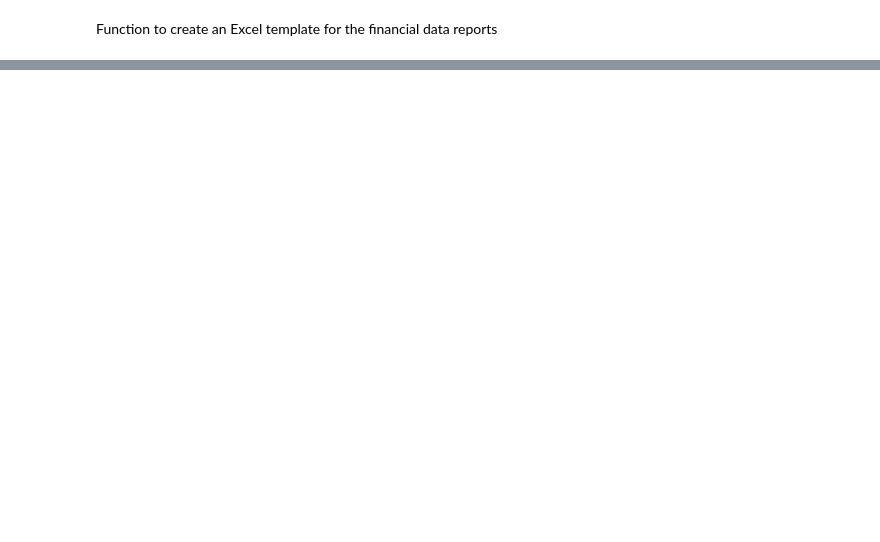
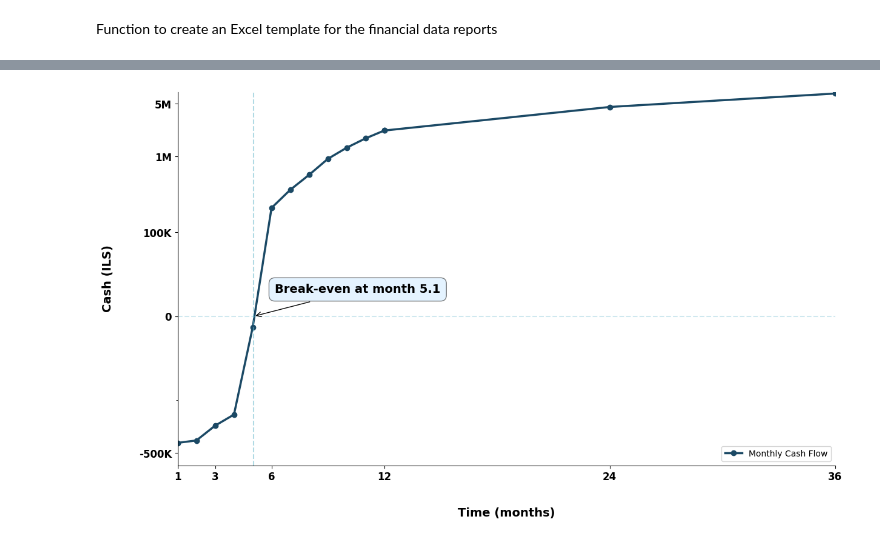
Before and after one commit to TalLevi7/SafeJourney_data_visualization, a Jupyter notebook: main.ipynb, the cells around one changed output, grey strips where cells are left out. Saved outputs shown, nothing was run; the diff lists cells and outputs as text; code cells hidden in the pictures; blank space fills up the shorter version.

```diff
--- a/main.ipynb
+++ b/main.ipynb
@@ -128,0 +207,68 @@ def create_financial_template(output_file='financial_template.xlsx'):
+# %%
+import numpy as np
+
+# Create figure
+plt.figure(figsize=(14, 8))
+
+# Plot main data
+plt.plot(months, CF_ending_cash, marker='o', linestyle='-', linewidth=2.5, markersize=6, color='#1B4965', label="Monthly Cash Flow" )
+
+# Find zero crossing point
+for i in range(len(CF_ending_cash)-1):
+    if (CF_ending_cash[i] < 0 and CF_ending_cash[i+1] > 0) or (CF_ending_cash[i] > 0 and CF_ending_cash[i+1] < 0):
+        # Interpolate to find exact crossing point
+        x_cross = months[i] + (months[i+1] - months[i]) * (-CF_ending_cash[i])/(CF_ending_cash[i+1]-CF_ending_cash[i])
+
+        # Add vertical line and annotation
+        plt.axvline(x=x_cross, color='#62B6CB', linestyle='--', alpha=0.5)
+        plt.annotate(f'Break-even at month {x_cross:.1f}',
+                    xy=(x_cross, 0),
+                    fontsize = 14, fontweight='bold',
+                    xytext=(25, 25), textcoords='offset points',
+                    ha='left', va='bottom',
+                    bbox=dict(boxstyle='round,pad=0.5', fc='#CAE9FF', alpha=0.5),
+                    arrowprops=dict(arrowstyle='->', connectionstyle='arc3,rad=0'))
+
+# Labels and Title
+plt.xlabel("Time (months)", fontsize=14, fontweight='bold', labelpad=30)
+plt.ylabel("Cash (ILS)", fontsize=14, fontweight='bold', labelpad=30)
+# plt.title("Cash Flow Statement")
+plt.xlim(1, 36)
+
+# Option 1: Use a symmetric log scale (good for data crossing zero)
+plt.yscale('symlog', linthresh=100000)  # Linear scaling between -100k and 100k, log scaling beyond
+
+# Add more ticks with focused range
+plt.yticks(
+    [-500_000, 0, 100_000, 1_000_000, 5_000_000],
+    ["-500K", "0", "100K", "1M", "5M"]
+)
+
+plt.xticks(
+    [1, 3, 6, 12, 24, 36],  # Scale levels
+    ["1", "3", "6", "12", "24", "36"]  # Labels
+)
+
+# Add horizontal line at y=0
+plt.axhline(y=0, color='#62B6CB', linestyle='--', alpha=0.3)
+
+ax = plt.gca()  # Get the current axis
+ax.spines["top"].set_visible(False)   # Hide the top border
+ax.spines["right"].set_visible(False)  # Hide the left border
+
+plt.xticks(fontsize=12, fontweight = 'bold')  # Increase size of X-axis tick labels
+plt.yticks(fontsize=12, fontweight = 'bold')  # Increase size of Y-axis tick labels
+# Show legend
+plt.legend()
+
+# Show grid with minor lines for better readability
+plt.grid(True, which='both', linestyle='--', alpha=0.0)
+
+
+# Save with transparent background
+plt.savefig('cash_flow_analysis.png', transparent=True, dpi=300, bbox_inches='tight')
+
+# Display the graph
+plt.show()
+# %% [output]
+[figure, added]
```
Also changed, not shown: parts of 2 cells of this notebook, 1 other file.
